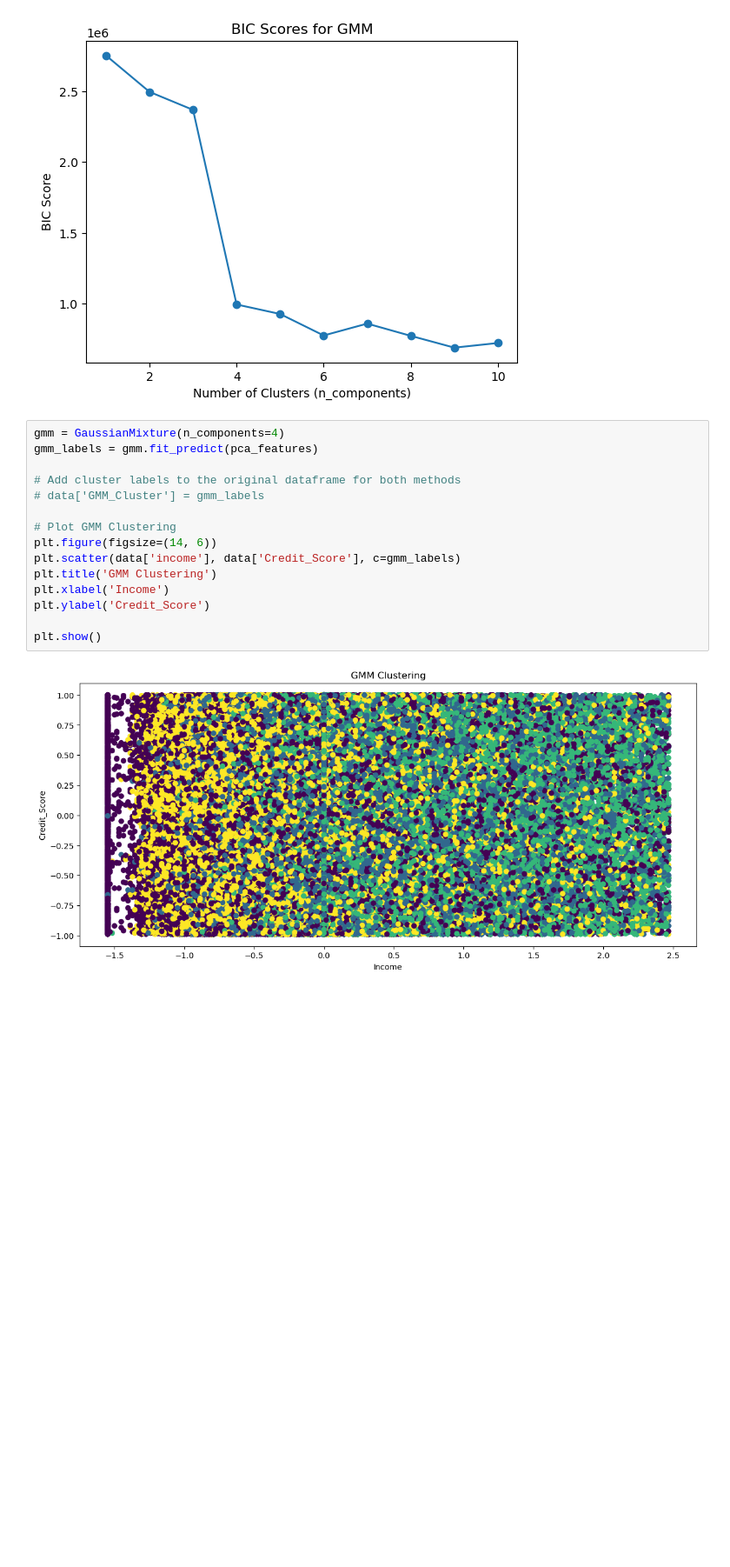
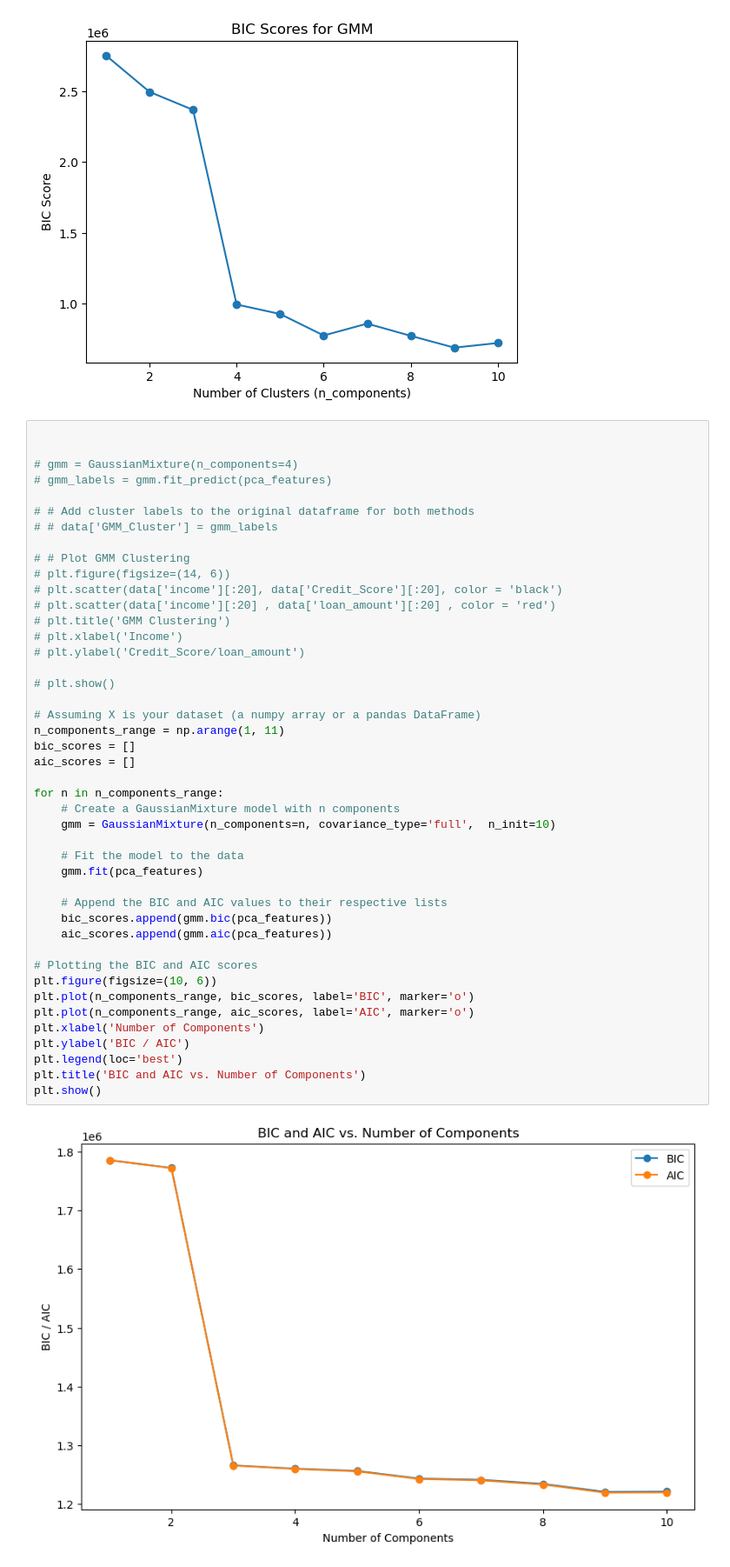
Before and after one commit to kaizenx/csca5632-week5, a Jupyter notebook: unsupervisedfinalproject.ipynb, the cells around one changed output. Shown: that part at 87% size. Saved outputs shown, nothing was run; the diff lists cells and outputs as text; blank space fills up the shorter version.

```diff
--- a/unsupervisedfinalproject.ipynb
+++ b/unsupervisedfinalproject.ipynb
@@ -601,19 +605,48 @@ plt.show()
 # %% [output]
 [figure]
 # %%
-gmm = GaussianMixture(n_components=4)
-gmm_labels = gmm.fit_predict(pca_features)
 
-# Add cluster labels to the original dataframe for both methods
-# data['GMM_Cluster'] = gmm_labels
 
-# Plot GMM Clustering
-plt.figure(figsize=(14, 6))
-plt.scatter(data['income'], data['Credit_Score'], c=gmm_labels)
-plt.title('GMM Clustering')
-plt.xlabel('Income')
-plt.ylabel('Credit_Score')
+# gmm = GaussianMixture(n_components=4)
+# gmm_labels = gmm.fit_predict(pca_features)
 
+# # Add cluster labels to the original dataframe for both methods
+# # data['GMM_Cluster'] = gmm_labels
+
+# # Plot GMM Clustering
+# plt.figure(figsize=(14, 6))
+# plt.scatter(data['income'][:20], data['Credit_Score'][:20], color = 'black')
+# plt.scatter(data['income'][:20] , data['loan_amount'][:20] , color = 'red')
+# plt.title('GMM Clustering')
+# plt.xlabel('Income')
+# plt.ylabel('Credit_Score/loan_amount')
+
+# plt.show()
+
+# Assuming X is your dataset (a numpy array or a pandas DataFrame)
+n_components_range = np.arange(1, 11)
+bic_scores = []
+aic_scores = []
+
+for n in n_components_range:
+    # Create a GaussianMixture model with n components
+    gmm = GaussianMixture(n_components=n, covariance_type='full',  n_init=10)
+
+    # Fit the model to the data
+    gmm.fit(pca_features)
+
+    # Append the BIC and AIC values to their respective lists
+    bic_scores.append(gmm.bic(pca_features))
+    aic_scores.append(gmm.aic(pca_features))
+
+# Plotting the BIC and AIC scores
+plt.figure(figsize=(10, 6))
+plt.plot(n_components_range, bic_scores, label='BIC', marker='o')
+plt.plot(n_components_range, aic_scores, label='AIC', marker='o')
+plt.xlabel('Number of Components')
+plt.ylabel('BIC / AIC')
+plt.legend(loc='best')
+plt.title('BIC and AIC vs. Number of Components')
 plt.show()
 # %% [output]
-[figure, old version]
+[figure, new version]
```
Also changed, not shown: parts of 7 cells of this notebook.
